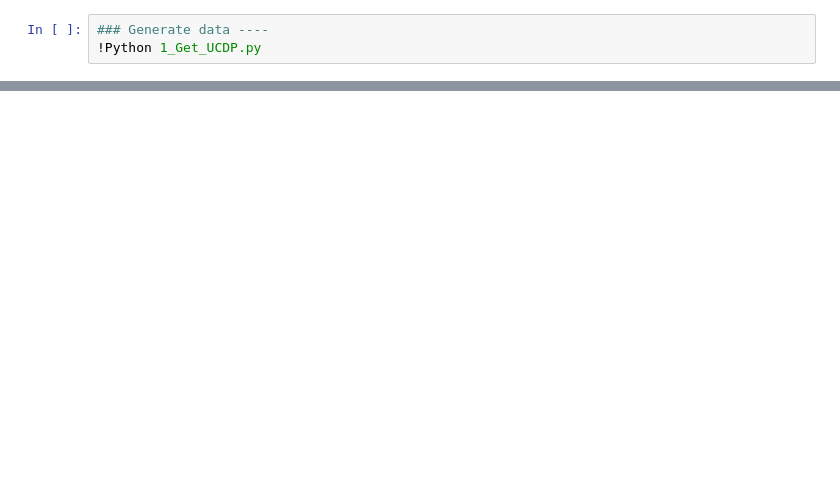
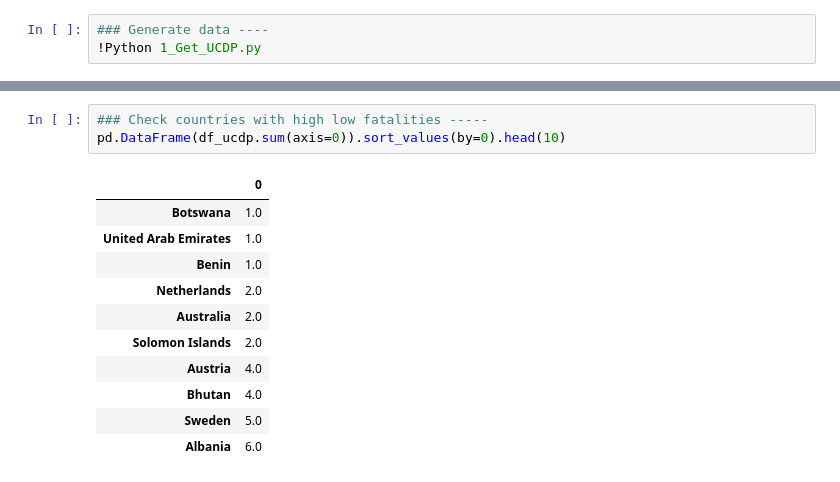
Before and after one commit to frankiiii/ml_project, a Jupyter notebook: 2_Linear_regression.ipynb, the cells around one changed output, grey strips where cells are left out. Cells and saved outputs as stored; diff of their text form; blank space fills up the shorter version.

```diff
--- a/2_Linear_regression.ipynb
+++ b/2_Linear_regression.ipynb
@@ -30,0 +32,15 @@ df_ucdp
+# %%
+### Check countries with high low fatalities -----
+pd.DataFrame(df_ucdp.sum(axis=0)).sort_values(by=0).head(10)
+# %% [output]
+|  | 0 |
+| Botswana | 1.0 |
+| United Arab Emirates | 1.0 |
+| Benin | 1.0 |
+| Netherlands | 2.0 |
+| Australia | 2.0 |
+| Solomon Islands | 2.0 |
+| Austria | 4.0 |
+| Bhutan | 4.0 |
+| Sweden | 5.0 |
+| Albania | 6.0 |
```
Also changed, not shown: parts of 9 cells of this notebook, 2 other files.
